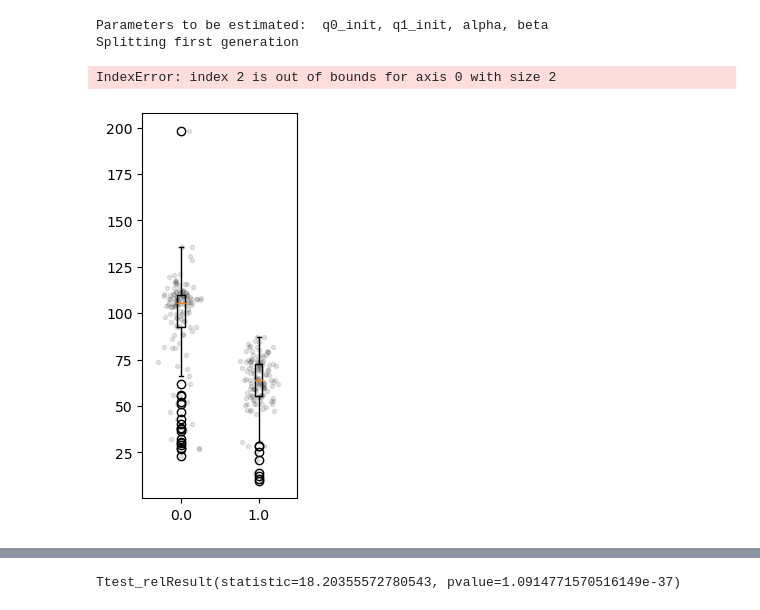
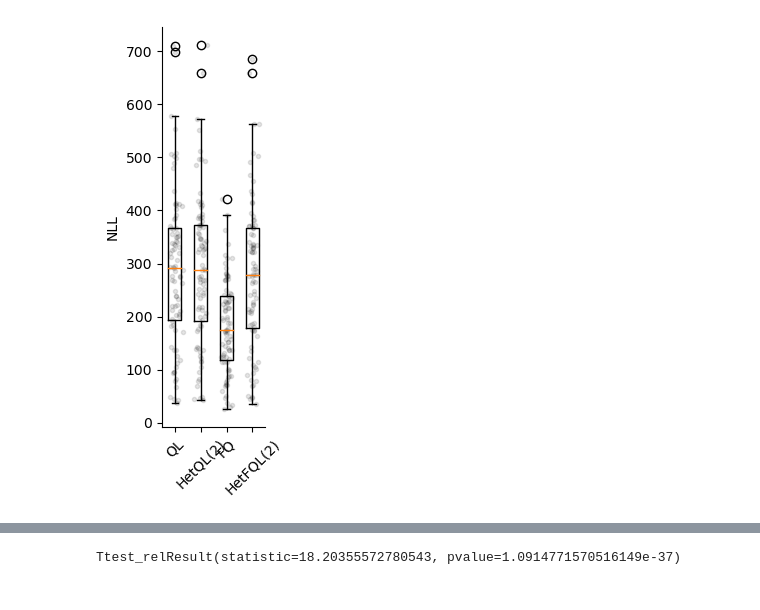
Before and after one commit to neurorishika/pyGORL, a Jupyter notebook: q_learning_global.ipynb, the cells around one changed output, grey strips where cells are left out. Drawn from its saved outputs; the diff is of its cells as text; code cells hidden in the pictures.

```diff
--- a/q_learning_global.ipynb
+++ b/q_learning_global.ipynb
@@ -13,47 +13,52 @@ from models import QLearning, HetQLearning, FQLearning, HetFQLearning
 
 # import data
 
-choices_full = np.loadtxt('data/mohanta2022/full_action_set.csv', delimiter=',')-1
-rewards_full = np.loadtxt('data/mohanta2022/full_reward_set.csv', delimiter=',')
+choices_full = np.loadtxt('data/kaitlyn2023/full_action_set.csv', delimiter=',', dtype=np.float64)
+rewards_full = np.loadtxt('data/kaitlyn2023/full_reward_set.csv', delimiter=',',dtype=np.float64)
-# %%
-model = QLearning()
-print("Parameters to be estimated: ", ", ".join(model.param_props()['names']))
-params_init = model.param_props()['suggested_init']
-params_bounds = model.param_props()['suggested_bounds']
-
-model.fit_all(choices_full, rewards_full, params_init, lambda_reg=0,
-            bounds=params_bounds,
-            algo='shgo',
-            options={'disp':True}, iters=1)
-# %% [output]
-Parameters to be estimated:  q0_init, q1_init, alpha, beta
-Splitting first generation
-IndexError: index 2 is out of bounds for axis 0 with size 2
 # %%
 fig, ax = plt.subplots(1,1, figsize=(2,5))
 
-results = pickle.load(open('fitted_models/QL_loocv_shgo.pkl','rb'))
+results = pickle.load(open('fitted_models/kaitlyn2023/QL_loocv_shgo.pkl','rb'))
 model = QLearning()
 train_scores1 = np.array([res.fun for res in results])
 test_scores1 = np.array([model.nll(res.x, choices_full[i:i+1], rewards_full[i:i+1]) for i, res in enumerate(results)])
 N = len(test_scores1)
-# plot as strip plot
-# plt.plot(0.0*np.ones(N)+0.1*np.random.randn(N),train_scores/131,'ko',alpha=0.1)
-# plt.boxplot(train_scores/131, positions=[0.0], widths=0.1)
 plt.plot(0.0*np.ones(N)+0.1*np.random.randn(N),test_scores1,'k.',alpha=0.1)
-plt.boxplot(test_scores1, positions=[0.0], widths=0.1)
+plt.boxplot(test_scores1, positions=[0.0], widths=0.5)
 
-results = pickle.load(open('fitted_models/FQL_loocv_shgo.pkl','rb'))
-model = FQLearning()
+results = pickle.load(open('fitted_models/kaitlyn2023/Het2QL_loocv_shgo.pkl','rb'))
+model = HetQLearning(2)
 train_scores2 = np.array([res.fun for res in results])
 test_scores2 = np.array([model.nll(res.x, choices_full[i:i+1], rewards_full[i:i+1]) for i, res in enumerate(results)])
 N = len(test_scores2)
-# plot as strip plot
 plt.plot(1.0*np.ones(N)+0.1*np.random.randn(N),test_scores2,'k.',alpha=0.1)
-plt.boxplot(test_scores2, positions=[1.0], widths=0.1)
+plt.boxplot(test_scores2, positions=[1.0], widths=0.5)
+
+results = pickle.load(open('fitted_models/kaitlyn2023/FQL_loocv_shgo.pkl','rb'))
+model = FQLearning()
+train_scores3 = np.array([res.fun for res in results])
+test_scores3 = np.array([model.nll(res.x, choices_full[i:i+1], rewards_full[i:i+1]) for i, res in enumerate(results)])
+N = len(test_scores3)
+plt.plot(2.0*np.ones(N)+0.1*np.random.randn(N),test_scores3,'k.',alpha=0.1)
+plt.boxplot(test_scores3, positions=[2.0], widths=0.5)
+
+results = pickle.load(open('fitted_models/kaitlyn2023/Het2FQL_loocv_shgo.pkl','rb'))
+model = HetFQLearning(2)
+train_scores4 = np.array([res.fun for res in results])
+test_scores4 = np.array([model.nll(res.x, choices_full[i:i+1], rewards_full[i:i+1]) for i, res in enumerate(results)])
+N = len(test_scores4)
+plt.plot(3.0*np.ones(N)+0.1*np.random.randn(N),test_scores4,'k.',alpha=0.1)
+plt.boxplot(test_scores4, positions=[3.0], widths=0.5)
+
+plt.xticks([0,1,2,3],['QL','HetQL(2)','FQ','HetFQL(2)'], rotation=45)
+plt.ylabel('NLL')
+# remove top and right borders
+ax.spines['top'].set_visible(False)
+ax.spines['right'].set_visible(False)
+plt.tight_layout()
 
 plt.show()
 # %% [output]
-[figure, old version]
+[figure, new version]
 # %%
 # initialize the class
```
Also changed, not shown: parts of 1 cell of this notebook, 6 other files.
